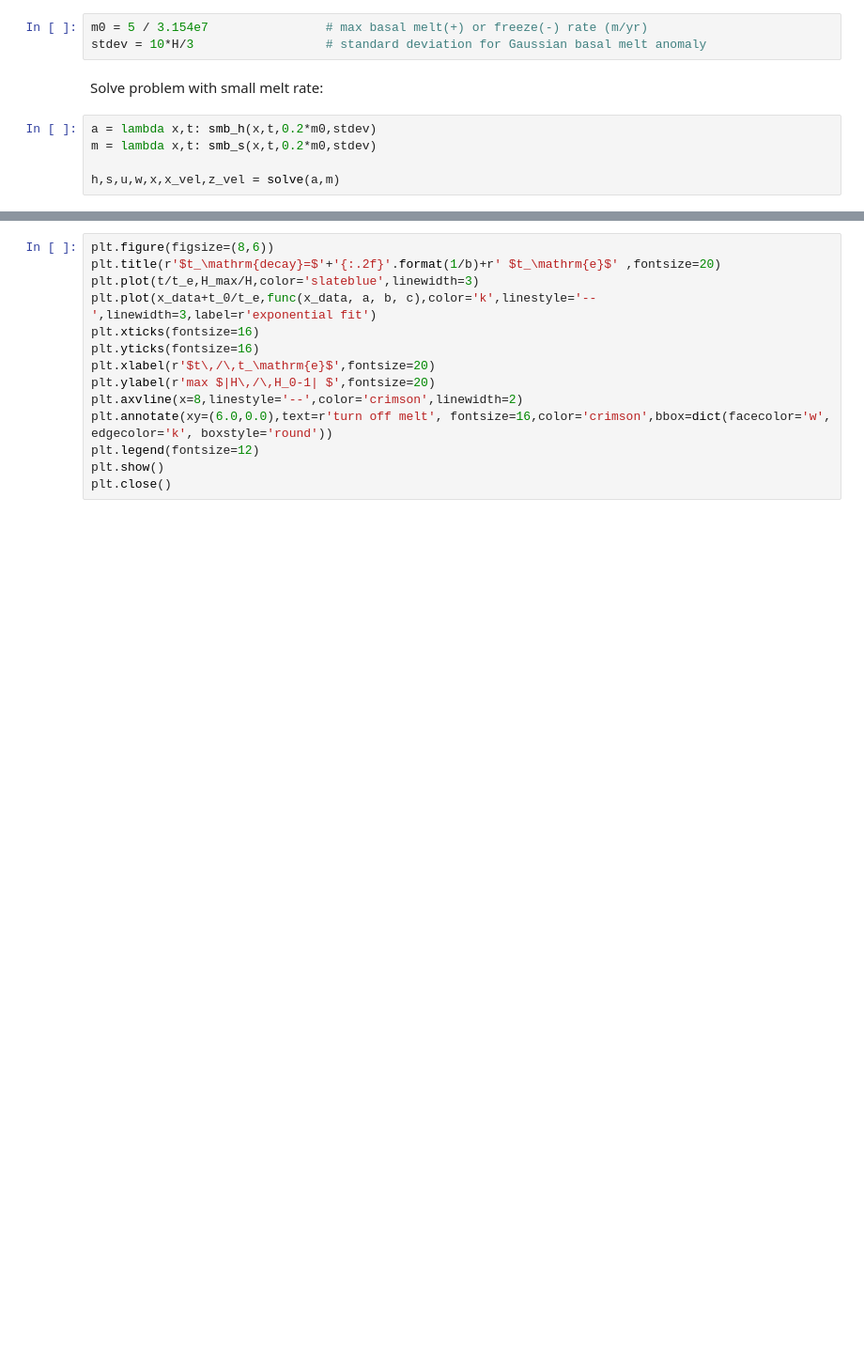
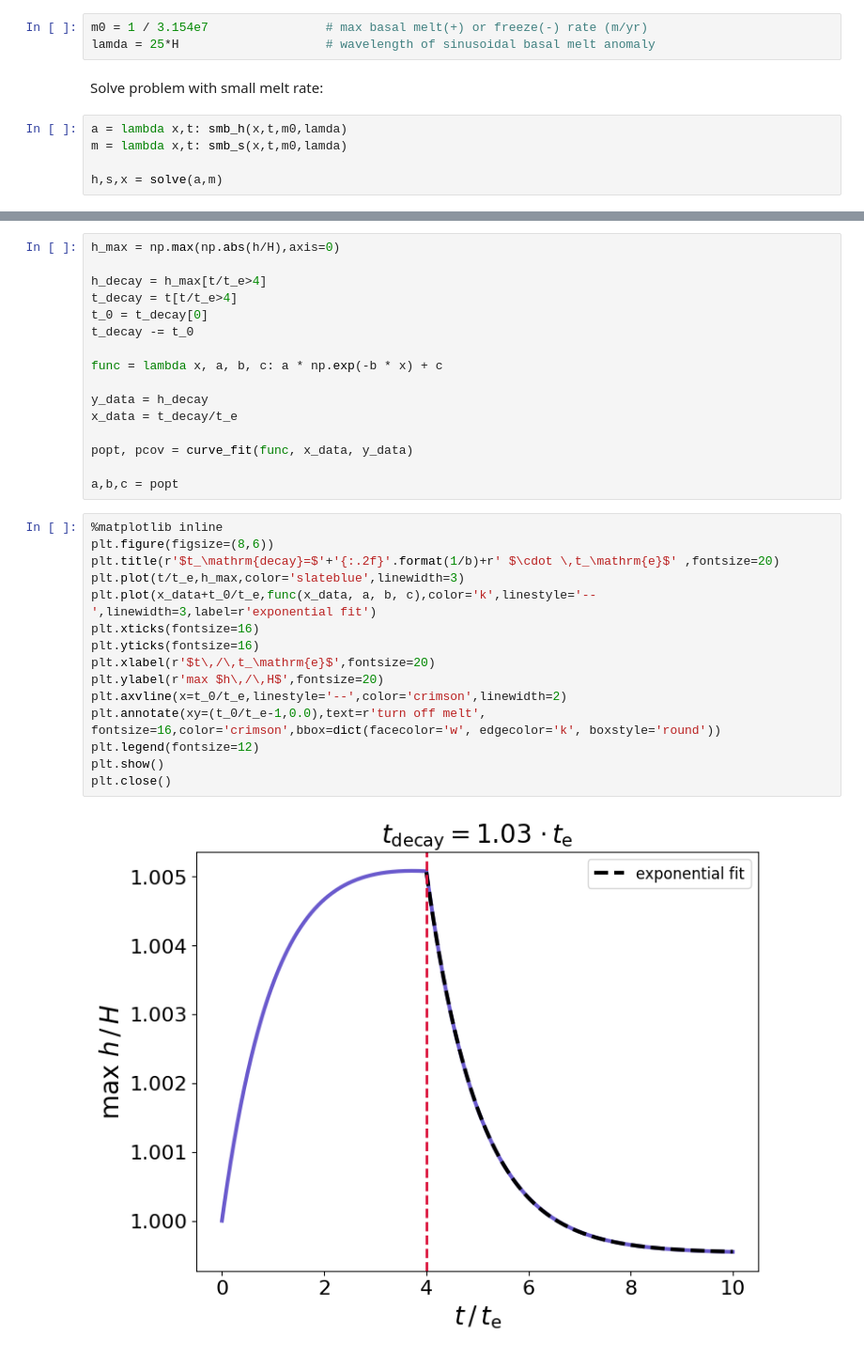
Before and after one commit to agstub/topo-decay, a Jupyter notebook: notebooks/example.ipynb, the cells around one changed output, grey strips where cells are left out. Shown at 94% size. Drawn from its saved outputs; the diff is of its cells as text; blank space fills up the shorter version.

```diff
--- a/notebooks/example.ipynb
+++ b/notebooks/example.ipynb
@@ -20,11 +21,11 @@ from scipy.interpolate import griddata,interp1d
 from scipy.optimize import curve_fit
 # %%
-m0 = 5 / 3.154e7                # max basal melt(+) or freeze(-) rate (m/yr)
-stdev = 10*H/3                  # standard deviation for Gaussian basal melt anomaly
+m0 = 1 / 3.154e7                # max basal melt(+) or freeze(-) rate (m/yr)
+lamda = 25*H                    # wavelength of sinusoidal basal melt anomaly
 # %% [markdown]
 Solve problem with small melt rate:
 # %%
-a = lambda x,t: smb_h(x,t,0.2*m0,stdev)
-m = lambda x,t: smb_s(x,t,0.2*m0,stdev)
+a = lambda x,t: smb_h(x,t,m0,lamda)
+m = lambda x,t: smb_s(x,t,m0,lamda)
 
-h,s,u,w,x,x_vel,z_vel = solve(a,m)
+h,s,x = solve(a,m)
@@ -49,14 +57,33 @@ a,b,c = popt
+# %%
+h_max = np.max(np.abs(h/H),axis=0)
+
+h_decay = h_max[t/t_e>4]
+t_decay = t[t/t_e>4]
+t_0 = t_decay[0]
+t_decay -= t_0
+
+func = lambda x, a, b, c: a * np.exp(-b * x) + c
+
+y_data = h_decay
+x_data = t_decay/t_e
+
+popt, pcov = curve_fit(func, x_data, y_data)
+
+a,b,c = popt
 # %%
+%matplotlib inline
 plt.figure(figsize=(8,6))
-plt.title(r'$t_\mathrm{decay}=$'+'{:.2f}'.format(1/b)+r' $t_\mathrm{e}$' ,fontsize=20)
-plt.plot(t/t_e,H_max/H,color='slateblue',linewidth=3)
+plt.title(r'$t_\mathrm{decay}=$'+'{:.2f}'.format(1/b)+r' $\cdot \,t_\mathrm{e}$' ,fontsize=20)
+plt.plot(t/t_e,h_max,color='slateblue',linewidth=3)
 plt.plot(x_data+t_0/t_e,func(x_data, a, b, c),color='k',linestyle='--',linewidth=3,label=r'exponential fit')
 plt.xticks(fontsize=16)
 plt.yticks(fontsize=16)
 plt.xlabel(r'$t\,/\,t_\mathrm{e}$',fontsize=20)
-plt.ylabel(r'max $|H\,/\,H_0-1| $',fontsize=20)
-plt.axvline(x=8,linestyle='--',color='crimson',linewidth=2)
-plt.annotate(xy=(6.0,0.0),text=r'turn off melt', fontsize=16,color='crimson',bbox=dict(facecolor='w', edgecolor='k', boxstyle='round'))
+plt.ylabel(r'max $h\,/\,H$',fontsize=20)
+plt.axvline(x=t_0/t_e,linestyle='--',color='crimson',linewidth=2)
+plt.annotate(xy=(t_0/t_e-1,0.0),text=r'turn off melt', fontsize=16,color='crimson',bbox=dict(facecolor='w', edgecolor='k', boxstyle='round'))
 plt.legend(fontsize=12)
 plt.show()
 plt.close()
+# %% [output]
+[figure, added]
```
Also changed, not shown: parts of 10 cells of this notebook, 7 other files.
